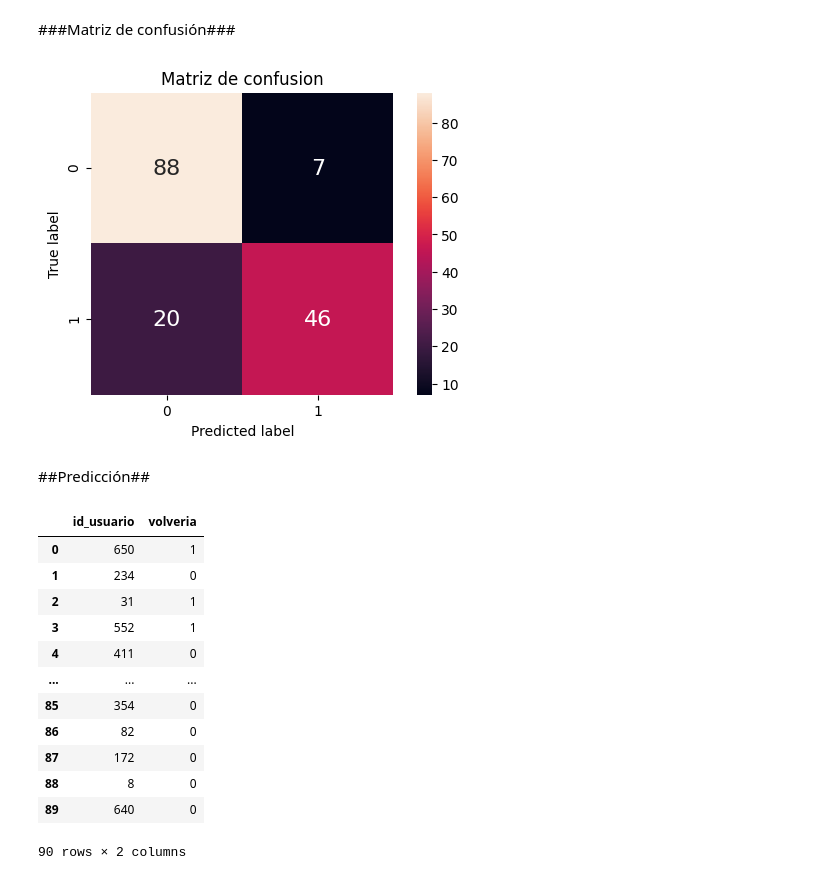
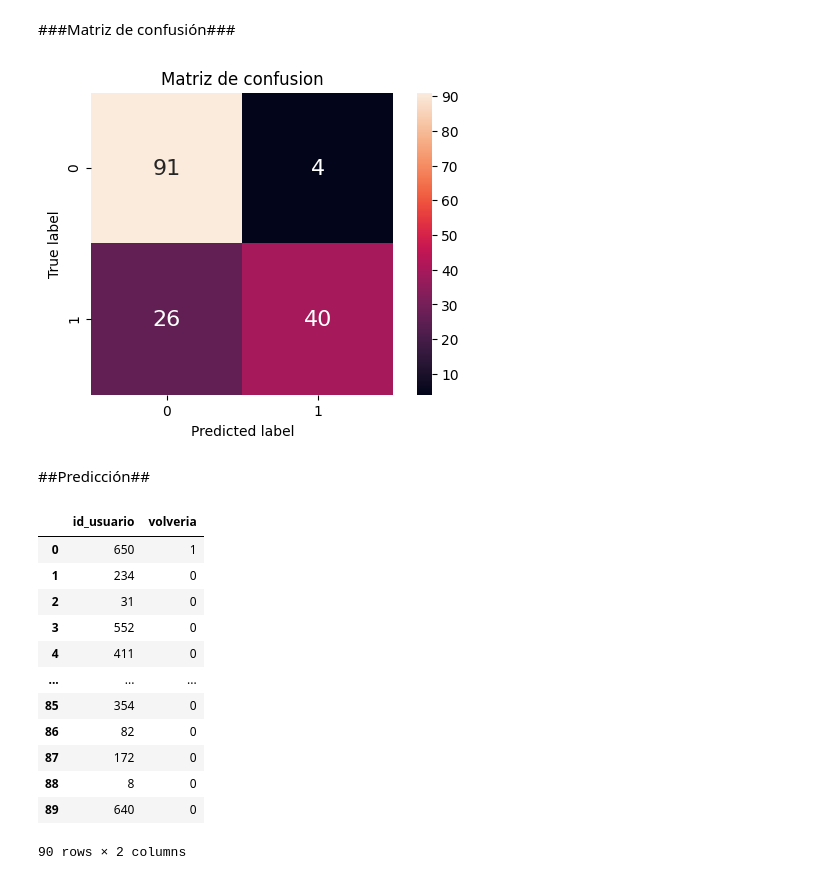
Before and after one commit to solcanalla/fiumark, a Jupyter notebook: randomforest.ipynb, the cells around one changed output. Cells and saved outputs as stored; diff of their text form; code cells hidden in the pictures.

```diff
--- a/randomforest.ipynb
+++ b/randomforest.ipynb
@@ -57,6 +46,6 @@ Already up to date.
 pd.options.display.max_columns = None
 
 df = pp.get_dataset()
-df = pp.common_preprocessing(df)
-X_train, X_test, y_train, y_test = pp.get_train_test_data(df)
+df1 = pp.common_preprocessing(df)
+X_train1, X_test1, y_train1, y_test1 = pp.get_train_test_data(df1)
 # %% [markdown]
@@ -66,13 +55,13 @@ from sklearn.model_selection import GridSearchCV
 
 params = {
     'n_estimators': np.arange(40,100,10),
-    'criterion': ['entropy'],
-    'max_depth': np.arange(5, 20)
-    }
+    'max_depth': np.arange(2, 20),
+    'max_features': np.arange(2,13)
+}
 
 clf = RandomForestClassifier(random_state=42)
 
-gscv = GridSearchCV(
+gscv1 = GridSearchCV(
     clf, params, scoring='roc_auc', n_jobs=-1, cv=5, return_train_score=True
-).fit(X_train, y_train)
+).fit(X_train1, y_train1)
 # %%
@@ -84,7 +105,7 @@ Best params {'criterion': 'entropy', 'max_depth': 8, 'n_estimators': 90}
 # %% [markdown]
 ##Evaluación del modelo##
 # %%
-y_pred = gscv.predict(X_test)
+y_pred = gscv1.predict(X_test1)
 # %% [markdown]
 ###Precision recall y F1-score###
 # %%
@@ -126,28 +148,28 @@ plot_roc(fpr, tpr, thresholds)
 # %%
 from sklearn.metrics import confusion_matrix
 
 def plot_confusion_matrix(y_true, y_pred):
     names = sorted(set(y_true))
     cm = confusion_matrix(y_true, y_pred, names)
     df_cm = pd.DataFrame(cm, names, names)
 
     plt.figure(dpi=100)
     plt.title("Matriz de confusion")
     sns.heatmap(df_cm, annot=True, annot_kws={"size": 16}, fmt='g', square=True)
     plt.ylabel("True label")
     plt.xlabel("Predicted label")
     plt.show()
 
 
-plot_confusion_matrix(y_test, y_pred)
+plot_confusion_matrix(y_test1, y_pred)
 # %% [output]
-[figure, old version]
+[figure, new version]
 # %% [markdown]
 ##Predicción##
 # %%
 X_holdout = pd.read_csv('https://drive.google.com/uc?export=download&id=1I980-_K9iOucJO26SG5_M8RELOQ5VB6A')
 X = pp.common_preprocessing(X_holdout)
-prediction = pd.DataFrame(gscv.predict(X),columns=['volveria'],dtype=int)
+prediction = pd.DataFrame(gscv1.predict(X),columns=['volveria'],dtype=int)
 pred_formatted = pd.concat([X_holdout.id_usuario,prediction],axis=1)
 pred_formatted.to_csv('randomforest.csv')
 pred_formatted
@@ -155,8 +177,8 @@ pred_formatted
 |  | id_usuario | volveria |
 | 0 | 650 | 1 |
 | 1 | 234 | 0 |
-| 2 | 31 | 1 |
-| 3 | 552 | 1 |
+| 2 | 31 | 0 |
+| 3 | 552 | 0 |
 | 4 | 411 | 0 |
 | ... | ... | ... |
 | 85 | 354 | 0 |
```
Also changed, not shown: parts of 18 cells of this notebook.
